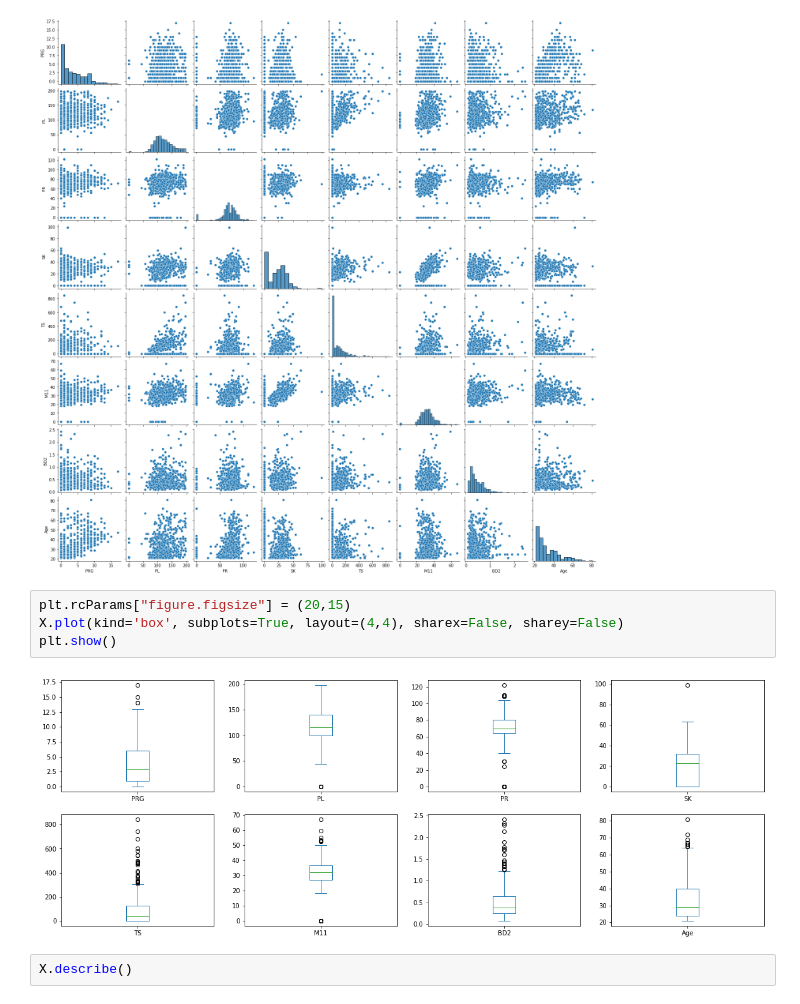
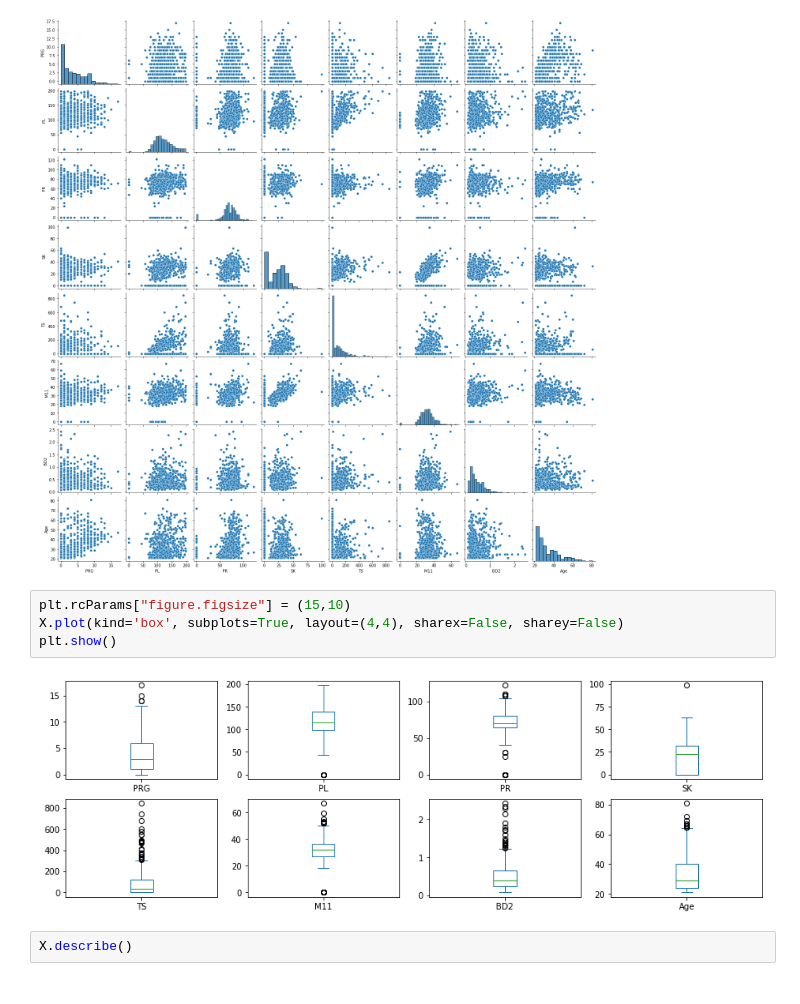
Before and after one commit to tuananh131001/Machine-Learning-Assigment1, a Jupyter notebook: Assignment_1.ipynb, the cells around one changed output. Cells and saved outputs as stored; diff of their text form.

```diff
--- a/Assignment_1.ipynb
+++ b/Assignment_1.ipynb
@@ -71,11 +71,11 @@ sns.pairplot(X)
 <seaborn.axisgrid.PairGrid at 0x...>
 [figure]
 # %%
-plt.rcParams["figure.figsize"] = (20,15)
+plt.rcParams["figure.figsize"] = (15,10)
 X.plot(kind='box', subplots=True, layout=(4,4), sharex=False, sharey=False)
 plt.show()
 # %% [output]
-[figure, old version]
+[figure, new version]
 # %%
 X.describe()
 # %% [output]
```
Also changed, not shown: parts of 14 cells of this notebook.
